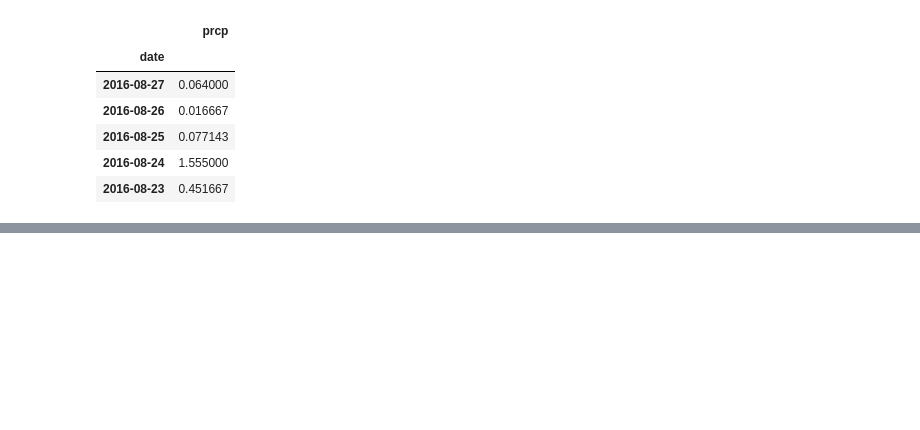
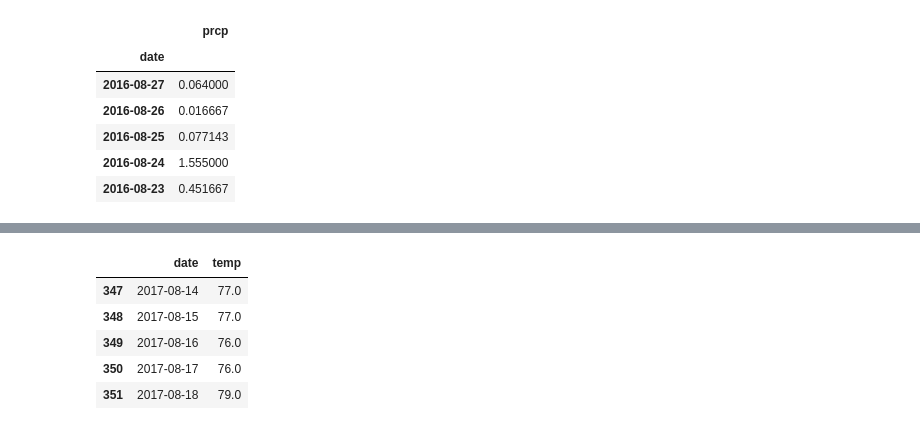
Before and after one commit to Kevinxy00/Database-Engineering, a Jupyter notebook: climate_analysis.ipynb, the cells around one changed output, grey strips where cells are left out. Cells and saved outputs as stored; diff of their text form; code cells hidden in the pictures; blank space fills up the shorter version.

```diff
--- a/climate_analysis.ipynb
+++ b/climate_analysis.ipynb
@@ -152,0 +237,13 @@ plt.show()
+# %%
+# * Load the query results into a Pandas DataFrame and set the index to the date column.
+Date = [row[0] for row in Last_Temps]
+Temps = [row[1] for row in Last_Temps]
+Last_Temps_df = pd.DataFrame(list(zip(Date, Temps)), columns=['date', 'temp'])
+Last_Temps_df.tail()
+# %% [output]
+|  | date | temp |
+| 347 | 2017-08-14 | 77.0 |
+| 348 | 2017-08-15 | 77.0 |
+| 349 | 2017-08-16 | 76.0 |
+| 350 | 2017-08-17 | 76.0 |
+| 351 | 2017-08-18 | 79.0 |
```
Also changed, not shown: parts of 11 cells of this notebook.
